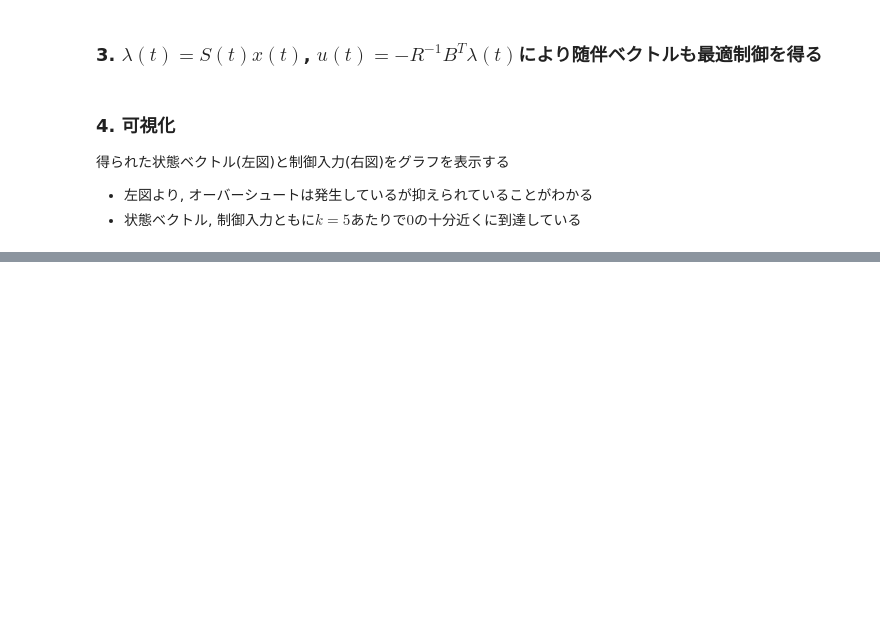
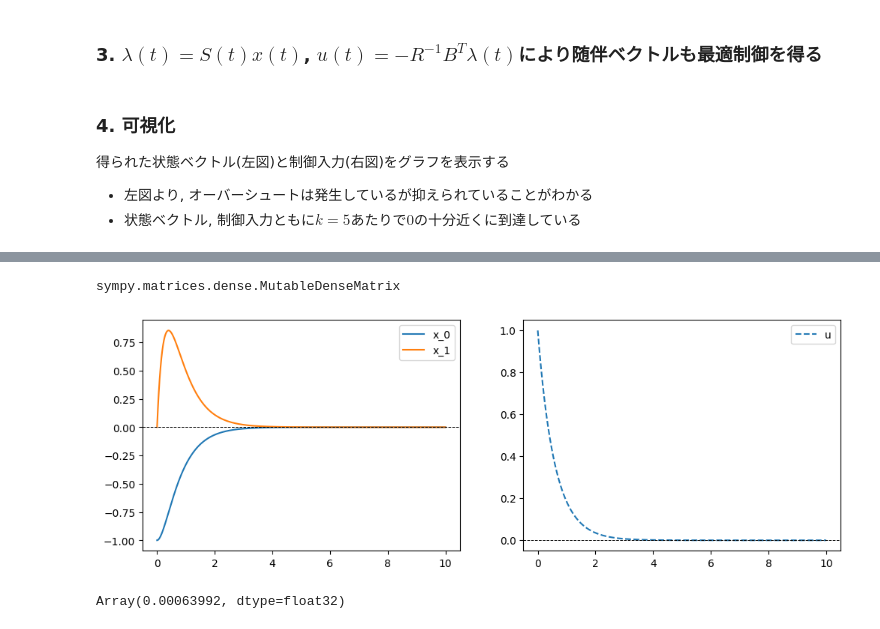
Before and after one commit to wakabame/study_note, a Jupyter notebook: notebook/nonlinear_control/linear_quadratic.ipynb, the cells around one changed output, grey strips where cells are left out. Drawn from its saved outputs; the diff is of its cells as text; code cells hidden in the pictures; blank space fills up the shorter version.

```diff
--- a/notebook/nonlinear_control/linear_quadratic.ipynb
+++ b/notebook/nonlinear_control/linear_quadratic.ipynb
@@ -163,0 +190,5 @@ plt.show()
+# %%
+initial = sp.Matrix([[13, 0], [0, 1], [1, 0], [0, 1]])
+ED = exp_At * initial
+# %% [output]
+sympy.matrices.dense.MutableDenseMatrix
@@ -163,0 +202,50 @@ plt.show()
+# %%
+# numpy 配列への変換を行う
+t_values = jnp.linspace(t0, t1, 1000)
+
+result_matrices = jnp.array([jnp.array(P.subs(t, t_val), dtype=float) for t_val in t_values])
+result_matrices = result_matrices[::-1]
+# %%
+# ここから先は同じように最適制御を求める
+def vector_field_(t, x, args):
+    k = return_value_S_at_t(t)
+    dot_x = (A - B @ jnp.linalg.inv(R) @ B.T * result_matrices[k]) @ x
+    return dot_x
+
+
+term = diffrax.ODETerm(vector_field_)
+solver = diffrax.Tsit5()
+saveat = diffrax.SaveAt(ts=jnp.linspace(t0, t1, 1000))
+sol = diffrax.diffeqsolve(term, solver, t0, t1, dt, x_0, saveat=saveat)
+
+x_t = sol.ys
+ts = sol.ts
+# %%
+lambda_t = jnp.array([result_matrices[k] @ x_t[k] for k in range(len(ts))])
+u_t = -jnp.linalg.inv(R) @ B.T @ jnp.array([lambda_t[k] for k in range(len(ts))])
+# %%
+X = jnp.array(x_t).reshape(N, 2)
+U = jnp.array(u_t).reshape(N, 1)
+
+plt.figure(figsize=(12, 4))
+
+plt.subplot(1, 2, 1)
+for k in range(2):
+    plt.plot(ts, X[:, k], label=f"x_{k}")
+plt.axhline(0, color="black", linestyle="--", linewidth=0.7)
+plt.legend()
+
+plt.subplot(1, 2, 2)
+for k in range(1):
+    plt.plot(ts, U[:, k], linestyle="--", label="u")
+plt.axhline(0, color="black", linestyle="--", linewidth=0.7)
+plt.legend()
+
+plt.show()
+# %% [output]
+[figure, added]
+# %%
+diff_S = S_t - result_matrices
+diff_S.max()
+# %% [output]
+Array(0.00063992, dtype=float32)
```
Also changed, not shown: parts of 7 cells of this notebook.
